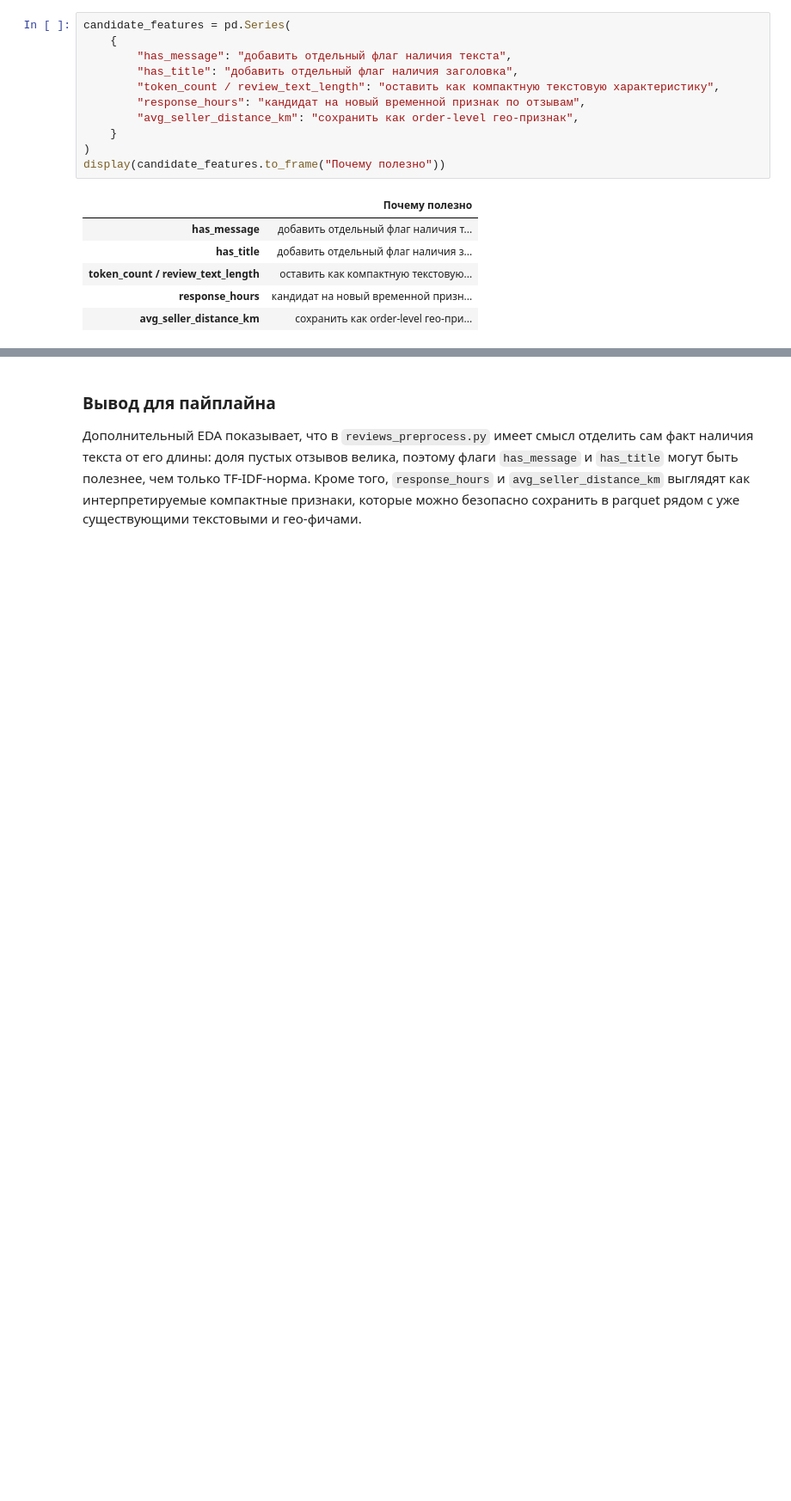
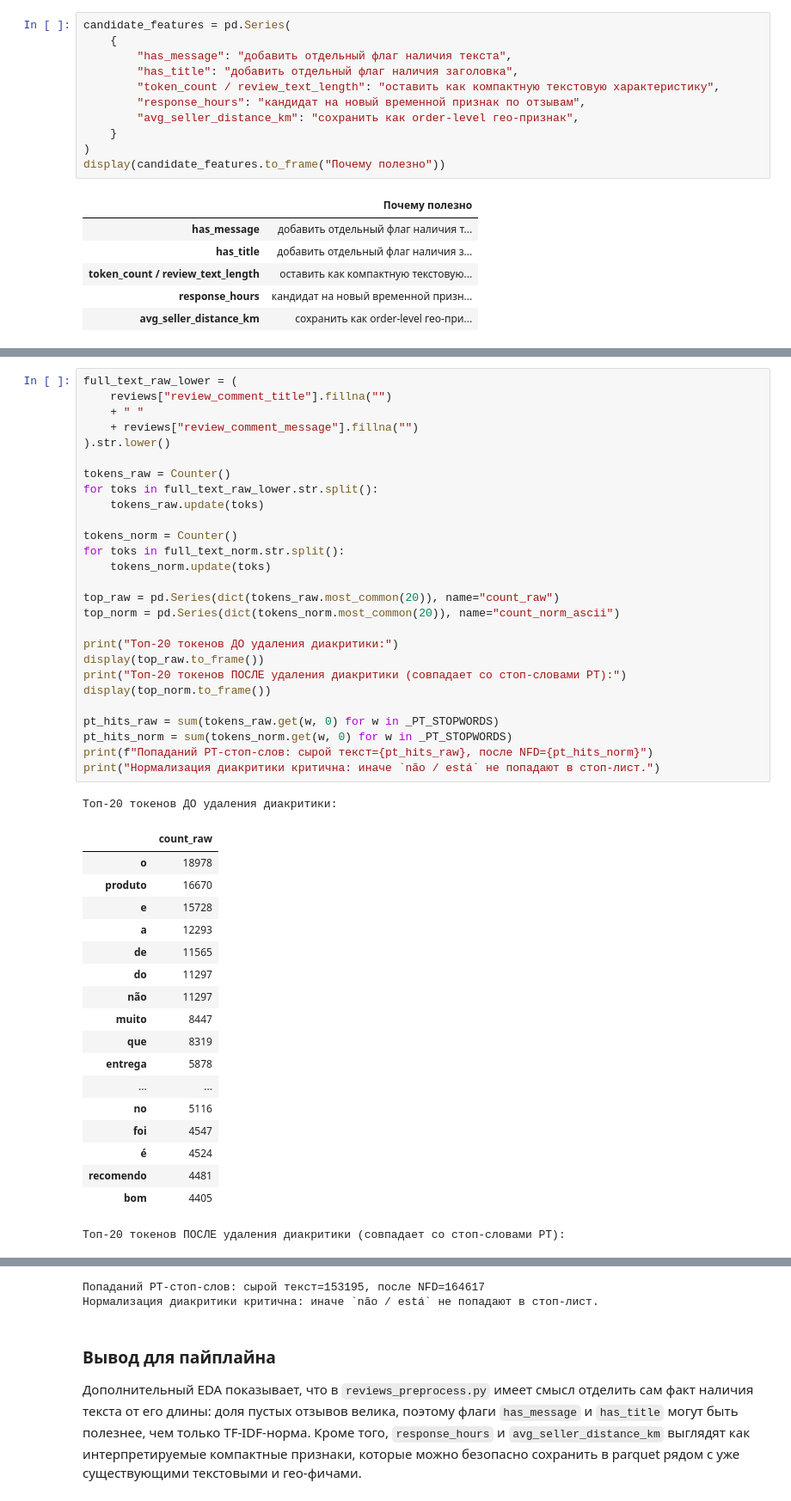
Before and after one commit to alisingit/ISSII, a Jupyter notebook: lab1/notebooks/eda_reviews.ipynb, the cells around one changed output, grey strips where cells are left out. Shown at 86% size. Saved outputs shown, nothing was run; the diff lists cells and outputs as text; blank space fills up the shorter version.

```diff
--- a/lab1/notebooks/eda_reviews.ipynb
+++ b/lab1/notebooks/eda_reviews.ipynb
@@ -256,0 +333,47 @@ display(candidate_features.to_frame("Почему полезно"))
+# %%
+full_text_raw_lower = (
+    reviews["review_comment_title"].fillna("")
+    + " "
+    + reviews["review_comment_message"].fillna("")
+).str.lower()
+
+tokens_raw = Counter()
+for toks in full_text_raw_lower.str.split():
+    tokens_raw.update(toks)
+
+tokens_norm = Counter()
+for toks in full_text_norm.str.split():
+    tokens_norm.update(toks)
+
+top_raw = pd.Series(dict(tokens_raw.most_common(20)), name="count_raw")
+top_norm = pd.Series(dict(tokens_norm.most_common(20)), name="count_norm_ascii")
+
+print("Топ-20 токенов ДО удаления диакритики:")
+display(top_raw.to_frame())
+print("Топ-20 токенов ПОСЛЕ удаления диакритики (совпадает со стоп-словами PT):")
+display(top_norm.to_frame())
+
+pt_hits_raw = sum(tokens_raw.get(w, 0) for w in _PT_STOPWORDS)
+pt_hits_norm = sum(tokens_norm.get(w, 0) for w in _PT_STOPWORDS)
+print(f"Попаданий PT-стоп-слов: сырой текст={pt_hits_raw}, после NFD={pt_hits_norm}")
+print("Нормализация диакритики критична: иначе `não / está` не попадают в стоп-лист.")
+# %% [output]
+Топ-20 токенов ДО удаления диакритики:
+|  | count_raw |
+| o | 18978 |
+| produto | 16670 |
+| e | 15728 |
+| a | 12293 |
+| de | 11565 |
+| do | 11297 |
+| não | 11297 |
+| muito | 8447 |
+| que | 8319 |
+| entrega | 5878 |
+| ... | ... |
+| no | 5116 |
+| foi | 4547 |
+| é | 4524 |
+| recomendo | 4481 |
+| bom | 4405 |
+Топ-20 токенов ПОСЛЕ удаления диакритики (совпадает со стоп-словами PT):
@@ -257,3 +397,5 @@ display(candidate_features.to_frame("Почему полезно"))
+Попаданий PT-стоп-слов: сырой текст=153195, после NFD=164617
+Нормализация диакритики критична: иначе `não / está` не попадают в стоп-лист.
 # %% [markdown]
 ### Вывод для пайплайна
 
```
Also changed, not shown: parts of 7 cells of this notebook, 4 other files.
